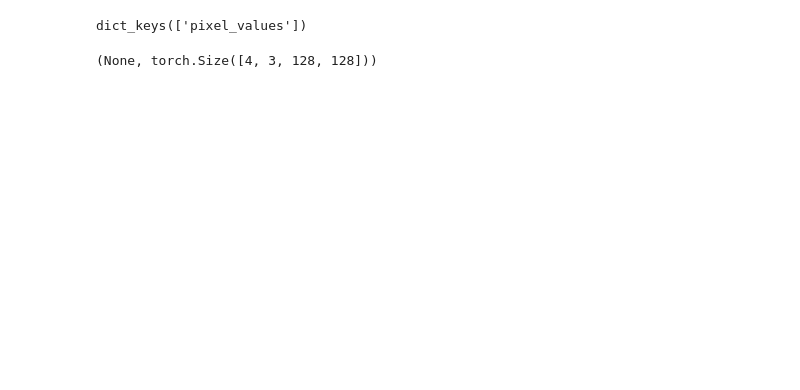
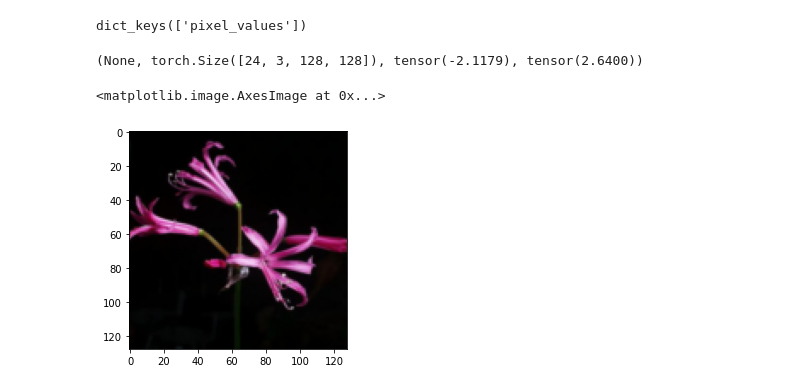
Before and after one commit to Asad-Ismail/Diffusion_GenerativeModels, a Jupyter notebook: Diffusion_Generative.ipynb, the cells around one changed output. Saved outputs shown, nothing was run; the diff lists cells and outputs as text; code cells hidden in the pictures; blank space fills up the shorter version.

Commit message:
Added Visualizations and models

```diff
--- a/Diffusion_Generative.ipynb
+++ b/Diffusion_Generative.ipynb
@@ -345,11 +85,12 @@ from torch.utils.data import DataLoader
 
 # define image transformations (e.g. using torchvision)
 transform = Compose([
-            Resize(image_size),
+            Resize(image_size,antialias=True),
             CenterCrop(image_size),
             transforms.RandomHorizontalFlip(),
             transforms.ToTensor(),
-            transforms.Lambda(lambda t: (t * 2) - 1)
+            Normalize(mean, std)
+            #transforms.Lambda(lambda t: (t * 2) - 1)
 ])
 
 # define function
@@ -358,4 +99,5 @@ def transforms(examples):
     del examples["image"]
     return examples
 
-transformed_dataset = dataset.with_transform(transforms).remove_columns("labels")
+transformed_dataset = dataset.with_transform(transforms)
+#transformed_dataset = dataset.with_transform(transforms).remove_columns("labels")
@@ -364,11 +104,29 @@ train_set, val_set = torch.utils.data.random_split(transformed_dataset["train"],
+# %%
+postprocess = Compose([
+     Lambda(lambda t: (t.cpu() * std.reshape(3,1,1))+mean.reshape(3,1,1)),
+     Lambda(lambda t: t.permute(1, 2, 0)), # CHW to HWC
+     Lambda(lambda t: t * 255.),
+     Lambda(lambda t: t.cpu().numpy().astype(np.uint8)),
+     ToPILImage(),
+])
+# %%
+train_len=int(len(transformed_dataset["train"])*0.9)
+val_len=len(transformed_dataset["train"])-train_len
+train_set, val_set = torch.utils.data.random_split(transformed_dataset["train"],[train_len,val_len])
 # %%
 # create dataloader
-train_dataloader = DataLoader(train_set, batch_size=batch_size, shuffle=True)
-val_dataloader = DataLoader(val_set, batch_size=batch_size, shuffle=False)
+train_dataloader = DataLoader(train_set, batch_size=batch_size, shuffle=True,drop_last=True)
+val_dataloader = DataLoader(val_set, batch_size=batch_size, shuffle=False,drop_last=True)
 # %%
 batch = next(iter(train_dataloader))
-print(batch.keys()),batch["pixel_values"].shape
+print(batch.keys()),batch["pixel_values"].shape,batch["pixel_values"].min(),batch["pixel_values"].max()
 # %% [output]
 dict_keys(['pixel_values'])
-(None, torch.Size([4, 3, 128, 128]))
+(None, torch.Size([24, 3, 128, 128]), tensor(-2.1179), tensor(2.6400))
+# %%
+timg=postprocess(batch["pixel_values"][7])
+plt.imshow(timg)
+# %% [output]
+<matplotlib.image.AxesImage at 0x...>
+[figure, added]
 # %%
```
Also changed, not shown: parts of 37 cells of this notebook, 5 other files.
